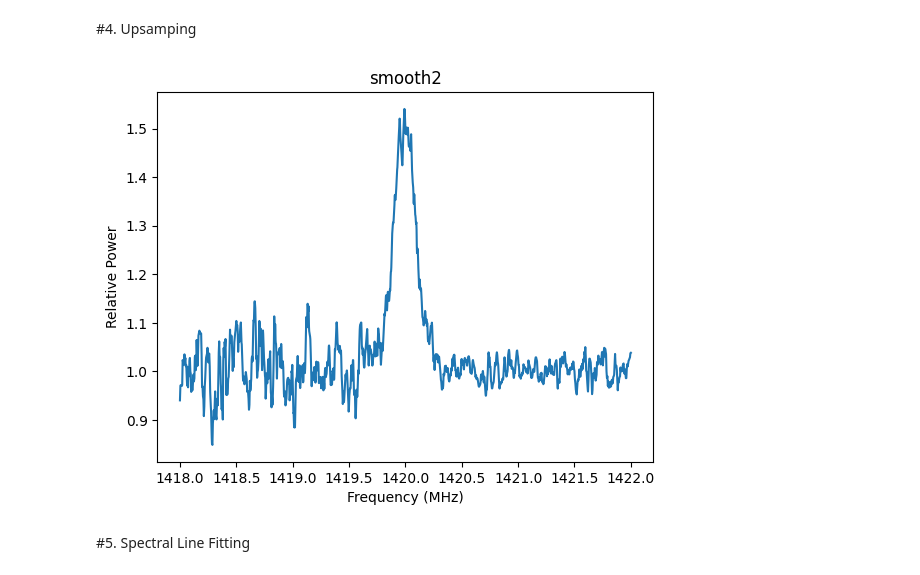
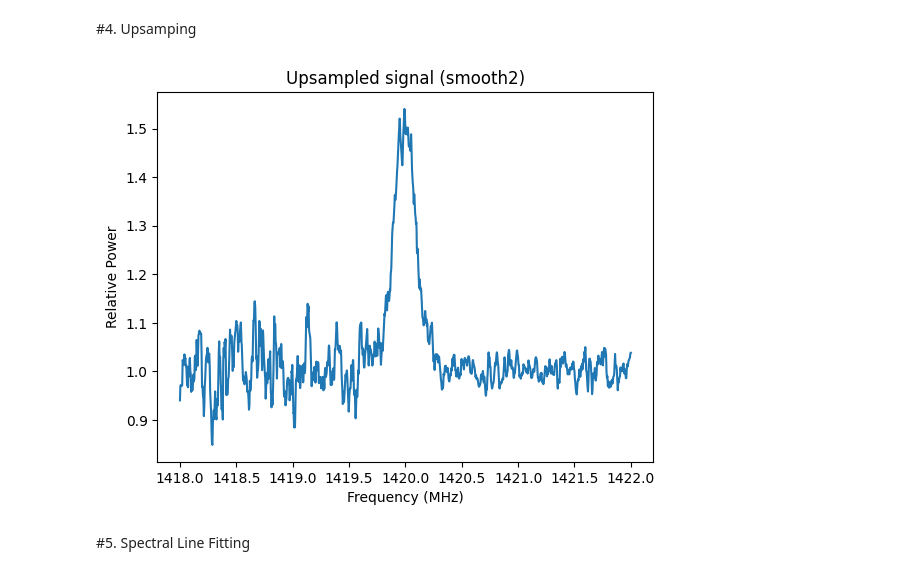
Before and after one commit to PanagiotisPetrid/ASTRO-BEAM-PanagiotisPetridis, a Jupyter notebook: ASTRO_BEAM_recruitment.ipynb, the cells around one changed output. Saved outputs shown, nothing was run; the diff lists cells and outputs as text; code cells hidden in the pictures.

```diff
--- a/ASTRO_BEAM_recruitment.ipynb
+++ b/ASTRO_BEAM_recruitment.ipynb
@@ -297,15 +297,15 @@ plt.show()
 #4. Upsamping
 # %%
 #We upsample the smooth signal by using linear interpolation, doubling its sample size (from 1000 to 2000 samples)
-upsampled_smooth = np.interp(np.linspace(freq_range[0], freq_range[-1], 2000), freq_range, smooth)
+smooth2 = np.interp(np.linspace(freq_range[0], freq_range[-1], 2000), freq_range, smooth)
 
 #Plot the upsampled signal
-plt.plot(np.linspace(freq_range[0], freq_range[-1], 2000), upsampled_smooth)
-plt.title("smooth2")
+plt.plot(np.linspace(freq_range[0], freq_range[-1], 2000), smooth2)
+plt.title("Upsampled signal (smooth2)")
 plt.xlabel("Frequency (MHz)")
 plt.ylabel("Relative Power")
 plt.show()
 # %% [output]
-[figure, old version]
+[figure, new version]
 # %% [markdown]
 #5. Spectral Line Fitting
```
Also changed, not shown: parts of 11 cells of this notebook.
